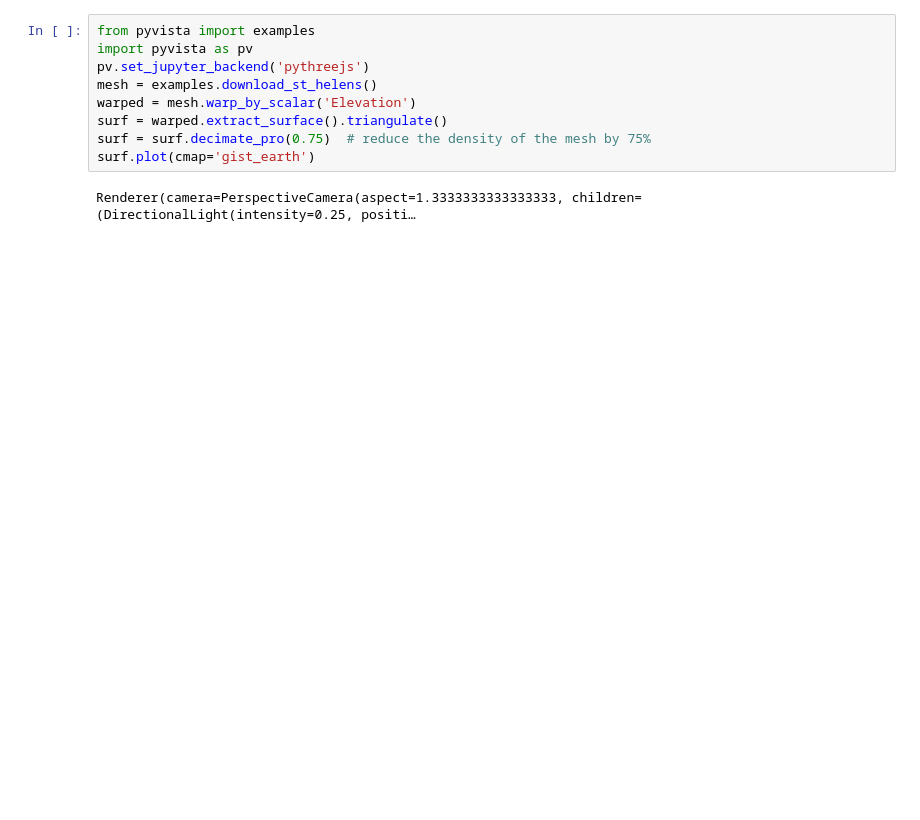
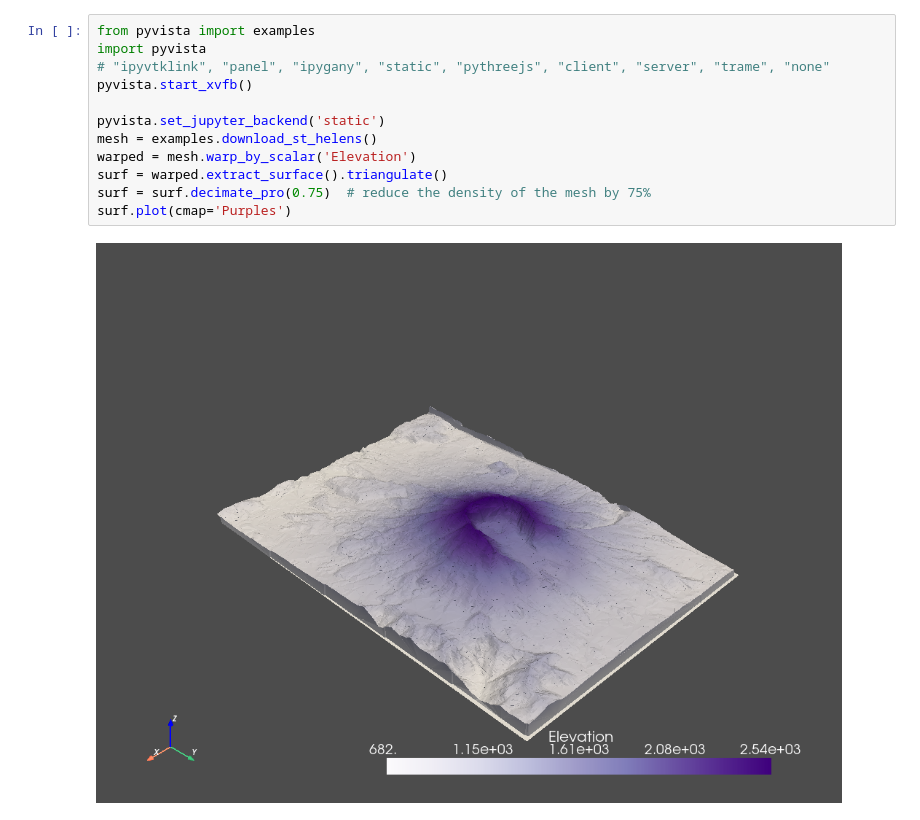
Before and after one commit to marcelmaatkamp/mkdoc-jupyter-example, a Jupyter notebook: etc/mkdocs-jupyter/docs/jupyter/pyvista/pyvista.ipynb, the cells around one changed output. Saved outputs shown, nothing was run; the diff lists cells and outputs as text; blank space fills up the shorter version.

Commit message:
pyvista works

```diff
--- a/etc/mkdocs-jupyter/docs/jupyter/pyvista/pyvista.ipynb
+++ b/etc/mkdocs-jupyter/docs/jupyter/pyvista/pyvista.ipynb
@@ -1,14 +1,17 @@
 # %%
 from pyvista import examples
-import pyvista as pv
-pv.set_jupyter_backend('pythreejs')
+import pyvista
+# "ipyvtklink", "panel", "ipygany", "static", "pythreejs", "client", "server", "trame", "none"
+pyvista.start_xvfb()
+
+pyvista.set_jupyter_backend('static')
 mesh = examples.download_st_helens()
 warped = mesh.warp_by_scalar('Elevation')
 surf = warped.extract_surface().triangulate()
 surf = surf.decimate_pro(0.75)  # reduce the density of the mesh by 75%
-surf.plot(cmap='gist_earth')
+surf.plot(cmap='Purples')
 # %% [output]
-Renderer(camera=PerspectiveCamera(aspect=1.3333333333333333, children=(DirectionalLight(intensity=0.25, positi…
+[figure, added]
 # %%
 mesh = examples.download_notch_stress()
 mesh.plot(scalars='Nodal Stress', component=0, cmap='turbo', cpos='xy')
```
Also changed, not shown: parts of 4 cells of this notebook, 5 other files.
